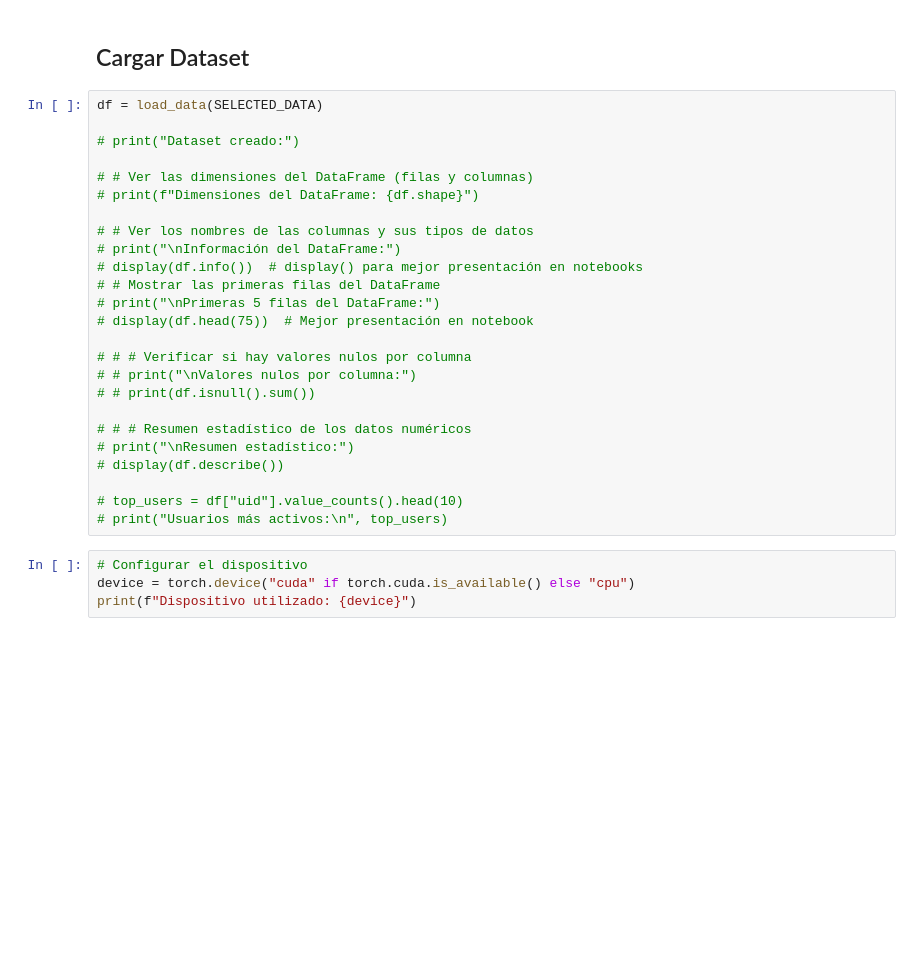
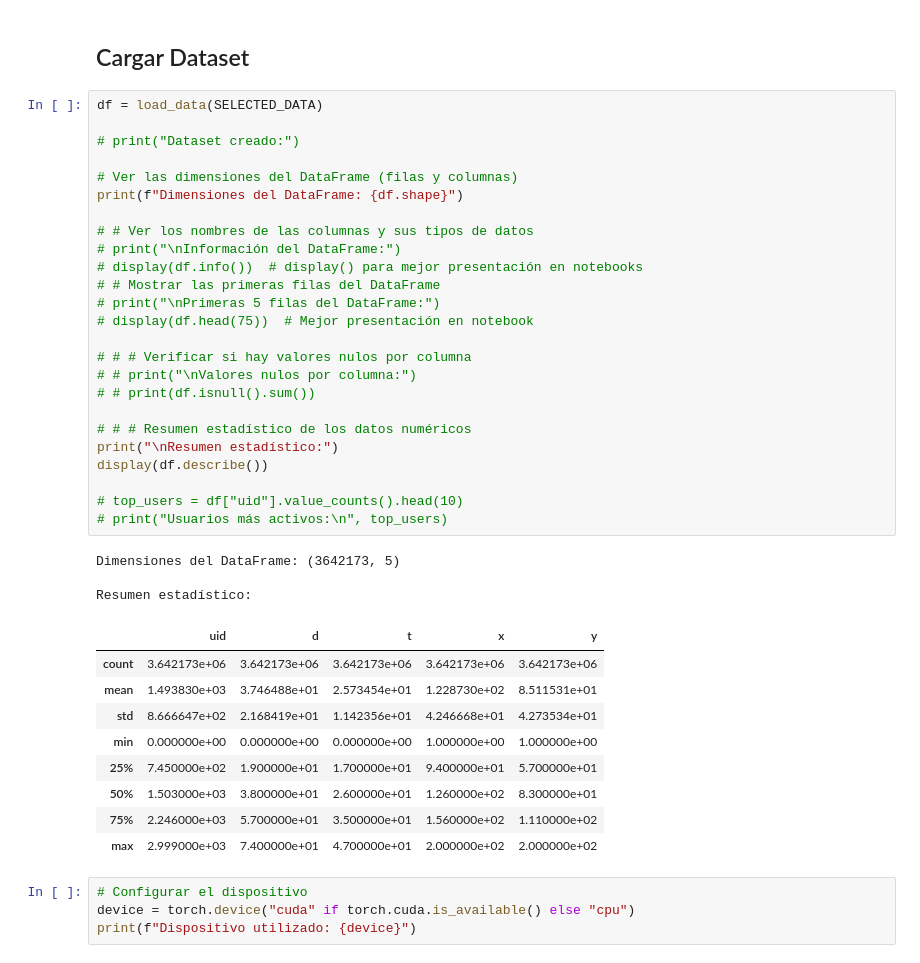
Before and after one commit to Usytwm/Human-Mobility-Prediction-Thesis, a Jupyter notebook: notebooks/LastWeekSimpleNN.ipynb, the cells around one changed output. Drawn from its saved outputs; the diff is of its cells as text; blank space fills up the shorter version.

```diff
--- a/notebooks/LastWeekSimpleNN.ipynb
+++ b/notebooks/LastWeekSimpleNN.ipynb
@@ -27,28 +27,41 @@ SELECTED_DATA= Data.FIRST_3000
 # %%
 df = load_data(SELECTED_DATA)
 
 # print("Dataset creado:")
 
-# # Ver las dimensiones del DataFrame (filas y columnas)
-# print(f"Dimensiones del DataFrame: {df.shape}")
+# Ver las dimensiones del DataFrame (filas y columnas)
+print(f"Dimensiones del DataFrame: {df.shape}")
 
 # # Ver los nombres de las columnas y sus tipos de datos
 # print("\nInformación del DataFrame:")
 # display(df.info())  # display() para mejor presentación en notebooks
 # # Mostrar las primeras filas del DataFrame
 # print("\nPrimeras 5 filas del DataFrame:")
 # display(df.head(75))  # Mejor presentación en notebook
 
 # # # Verificar si hay valores nulos por columna
 # # print("\nValores nulos por columna:")
 # # print(df.isnull().sum())
 
 # # # Resumen estadístico de los datos numéricos
-# print("\nResumen estadístico:")
-# display(df.describe())
+print("\nResumen estadístico:")
+display(df.describe())
 
 # top_users = df["uid"].value_counts().head(10)
 # print("Usuarios más activos:\n", top_users)
+# %% [output]
+Dimensiones del DataFrame: (3642173, 5)
+
+Resumen estadístico:
+|  | uid | d | t | x | y |
+| count | 3.642173e+06 | 3.642173e+06 | 3.642173e+06 | 3.642173e+06 | 3.642173e+06 |
+| mean | 1.493830e+03 | 3.746488e+01 | 2.573454e+01 | 1.228730e+02 | 8.511531e+01 |
+| std | 8.666647e+02 | 2.168419e+01 | 1.142356e+01 | 4.246668e+01 | 4.273534e+01 |
+| min | 0.000000e+00 | 0.000000e+00 | 0.000000e+00 | 1.000000e+00 | 1.000000e+00 |
+| 25% | 7.450000e+02 | 1.900000e+01 | 1.700000e+01 | 9.400000e+01 | 5.700000e+01 |
+| 50% | 1.503000e+03 | 3.800000e+01 | 2.600000e+01 | 1.260000e+02 | 8.300000e+01 |
+| 75% | 2.246000e+03 | 5.700000e+01 | 3.500000e+01 | 1.560000e+02 | 1.110000e+02 |
+| max | 2.999000e+03 | 7.400000e+01 | 4.700000e+01 | 2.000000e+02 | 2.000000e+02 |
 # %%
 # Configurar el dispositivo
 device = torch.device("cuda" if torch.cuda.is_available() else "cpu")
```
Also changed, not shown: parts of 7 cells of this notebook, 4 other files.
